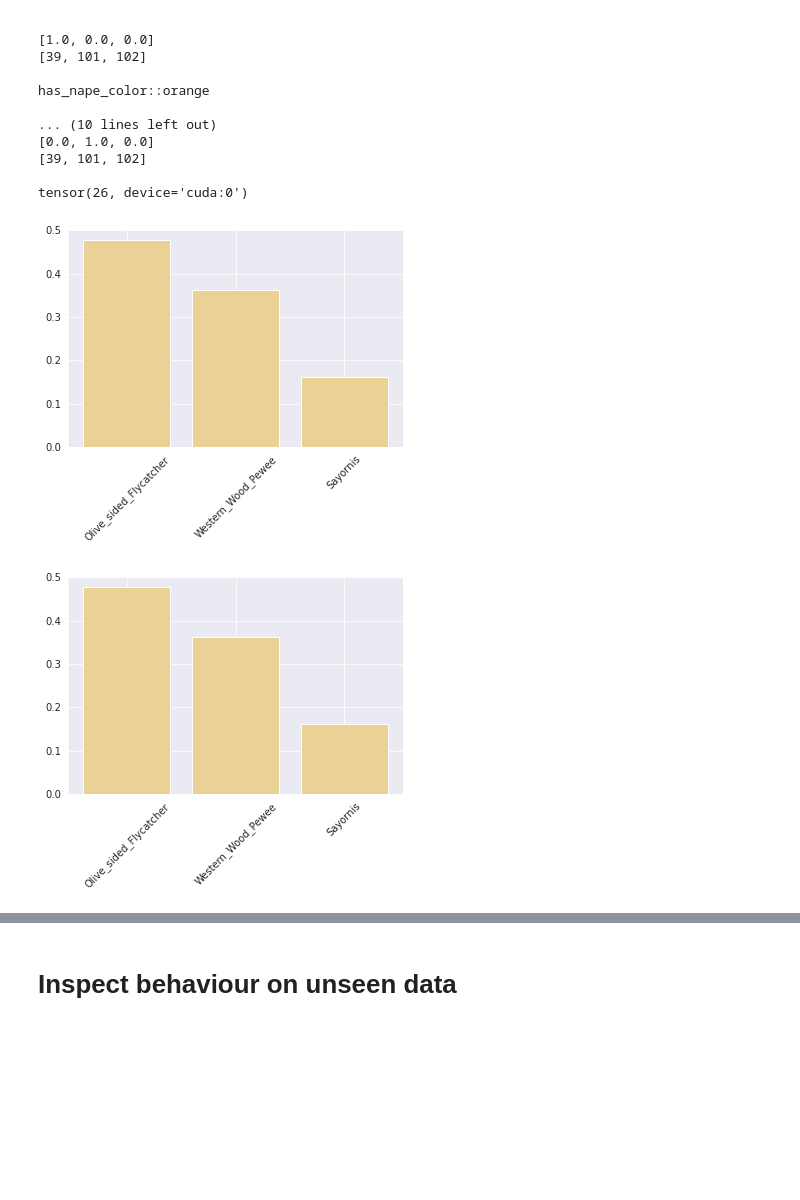
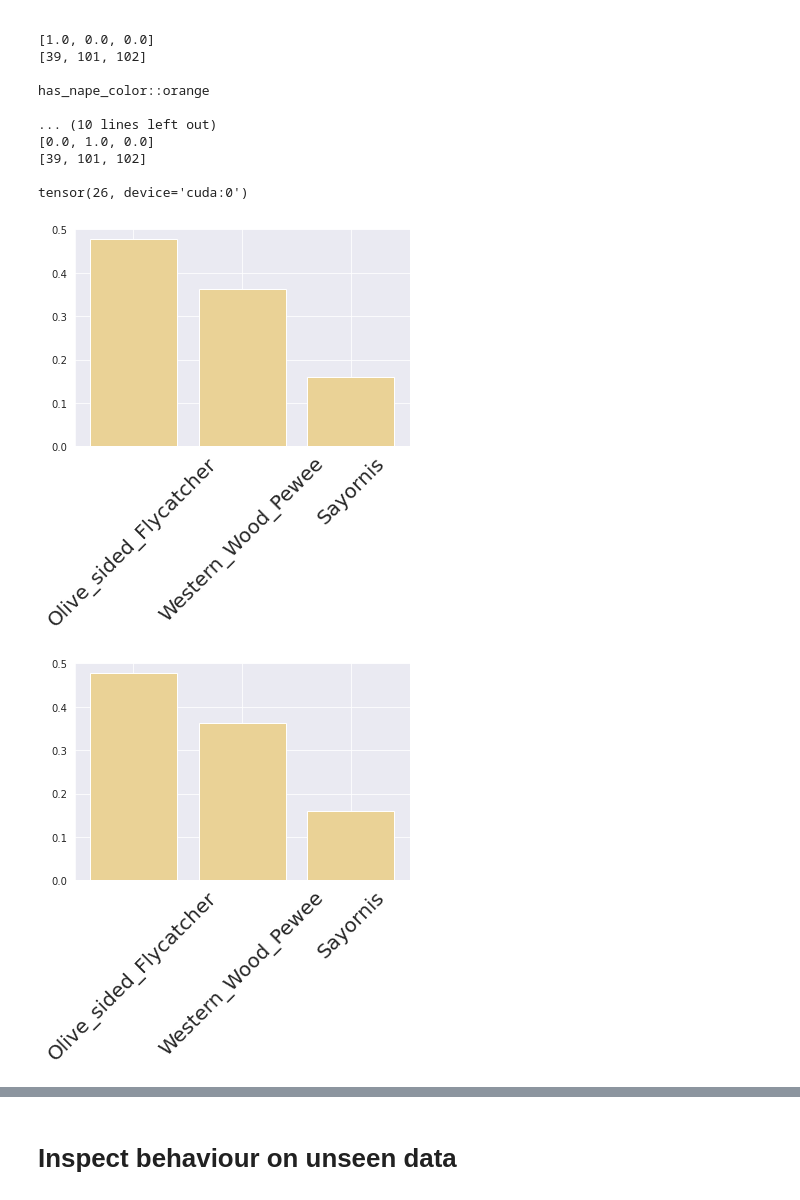
Before and after one commit to stefanwezel/urdtc, a Jupyter notebook: uRDTC.ipynb, the cells around one changed output, grey strips where cells are left out. Cells and saved outputs as stored; diff of their text form; code cells hidden in the pictures; blank space fills up the shorter version.

Commit message:
updated font size in figures

```diff
--- a/uRDTC.ipynb
+++ b/uRDTC.ipynb
@@ -1676,13 +1676,15 @@ has_nape_color::orange
 tensor(26, device='cuda:0')
 # %%
 sns.set_style('darkgrid')
+import matplotlib
+matplotlib.rc('xtick', labelsize=20)
 
 for i, class_prob in enumerate(class_probs):
     plt.bar(x = ['Olive_sided_Flycatcher','Western_Wood_Pewee','Sayornis'], height=np.array(class_prob), color='#EAD296')
     plt.xticks(rotation=45)
     plt.savefig(figure_path + 'class_probs_{}.svg'.format(i),bbox_inches='tight')
 
     plt.show()
 # %% [output]
-[figure, old version]
+[figure, new version]
-[figure, old version]
+[figure, new version]
```
Also changed, not shown: parts of 1 cell of this notebook, 5 other files.
